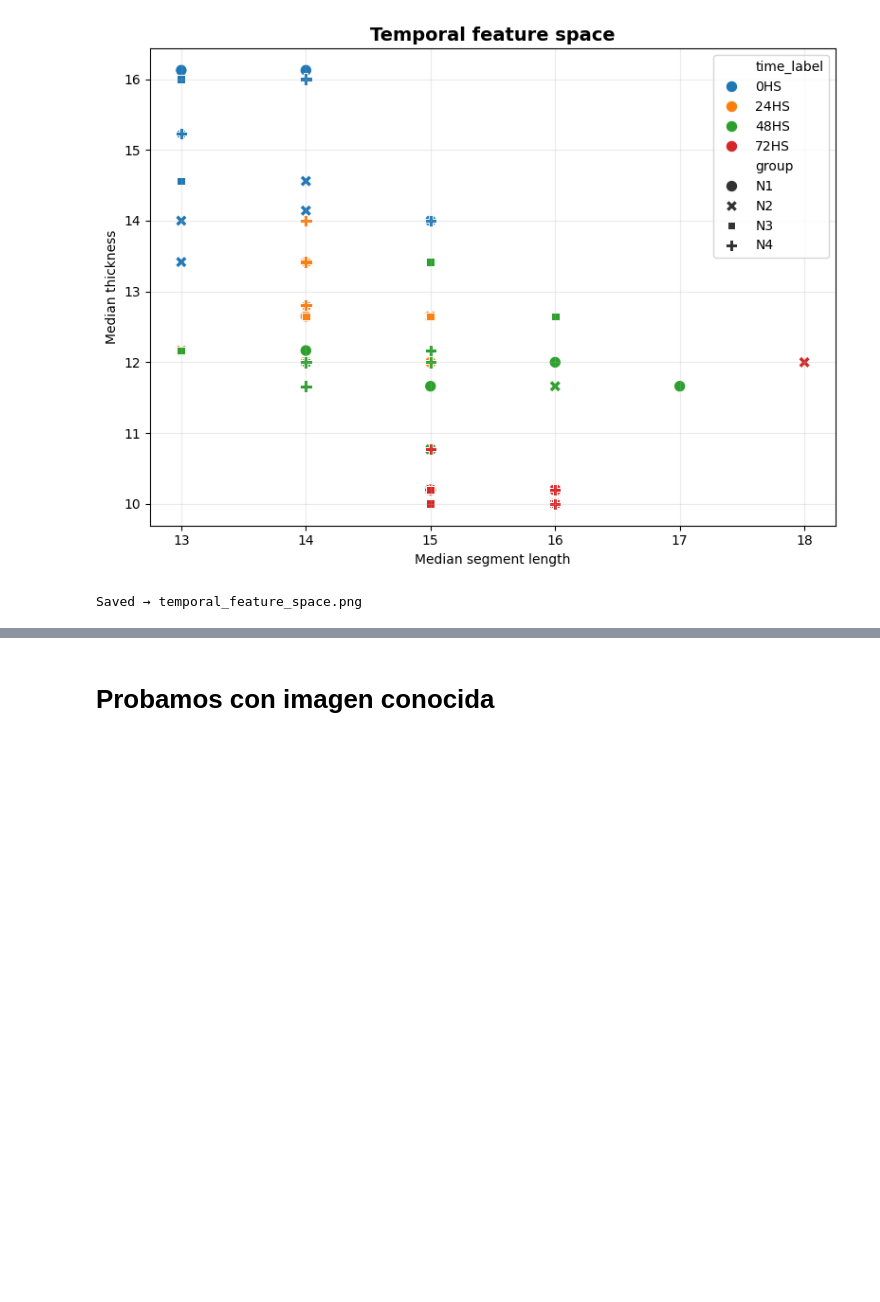
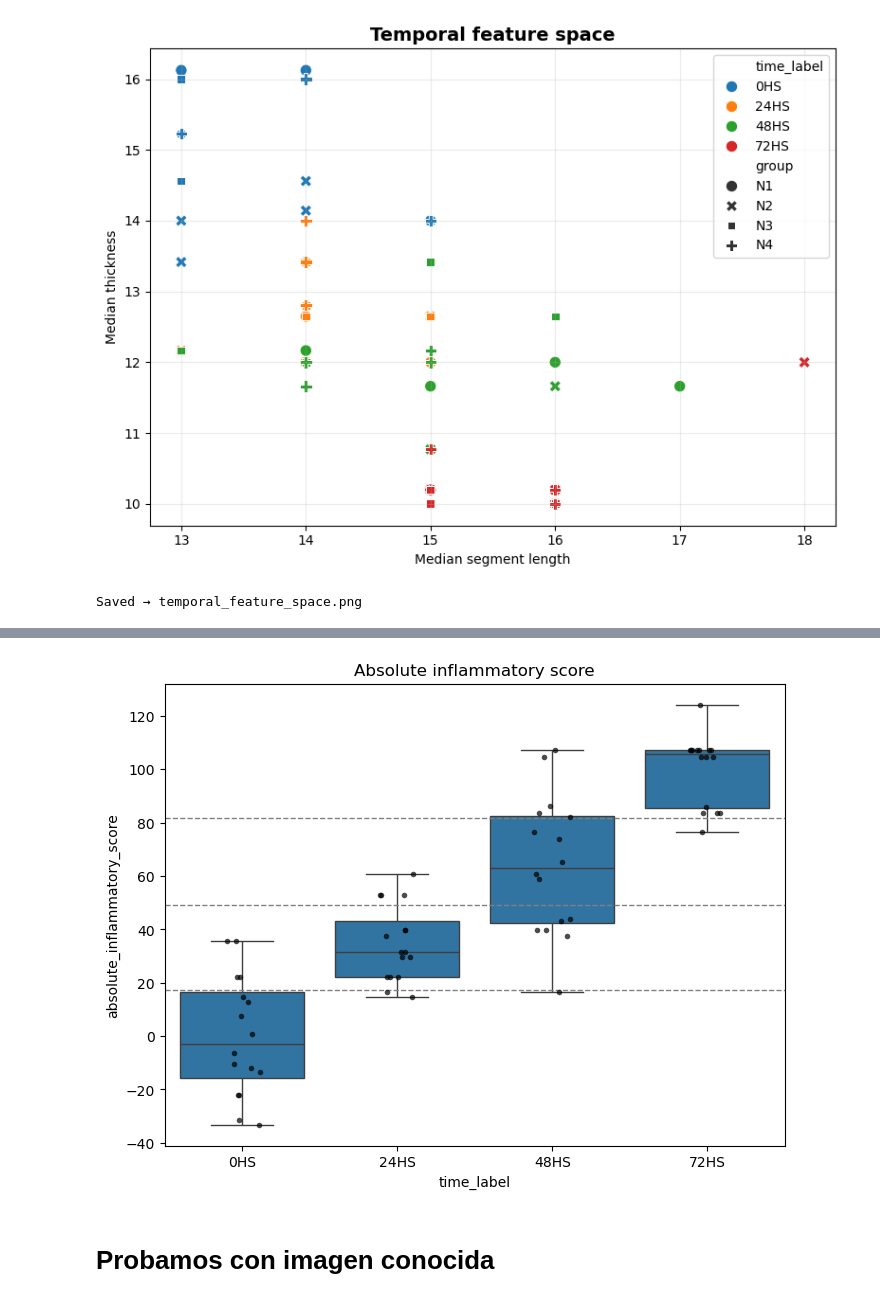
Before and after one commit to alexiagguevara/Proyecto-Final, a Jupyter notebook: main_temp.ipynb, the cells around one changed output, grey strips where cells are left out. Saved outputs shown, nothing was run; the diff lists cells and outputs as text; code cells hidden in the pictures; blank space fills up the shorter version.

```diff
--- a/main_temp.ipynb
+++ b/main_temp.ipynb
@@ -258,8 +470,0 @@ summary_score.to_csv("temporal_score_summary.csv")
-# %%
-import importlib
-from temporal import pipeline_temp
-
-importlib.reload(pipeline_temp)
-
-temporal_metadata = pipeline_temp.save_temporal_score_model(df_temporal_scored)
-print(temporal_metadata)
@@ -269,3 +499,33 @@ Temporal score metadata guardada en: temporal_score_metadata.joblib
+# %%
+import matplotlib.pyplot as plt
+import seaborn as sns
+
+plt.figure(figsize=(8,6))
+sns.boxplot(
+    data=df_temporal_abs,
+    x="time_label",
+    y="absolute_inflammatory_score",
+    order=["0HS","24HS","48HS","72HS"],
+    fliersize=0
+)
+sns.stripplot(
+    data=df_temporal_abs,
+    x="time_label",
+    y="absolute_inflammatory_score",
+    order=["0HS","24HS","48HS","72HS"],
+    color="black",
+    alpha=0.7,
+    jitter=0.12,
+    size=4
+)
+
+for thr in temporal_metadata["thresholds"]:
+    plt.axhline(thr, color="gray", linestyle="--", linewidth=1)
+
+plt.title("Absolute inflammatory score")
+plt.show()
+# %% [output]
+[figure, added]
 # %% [markdown]
 # Probamos con imagen conocida
 # %%
```
Also changed, not shown: parts of 100 cells of this notebook, 3 other files.
